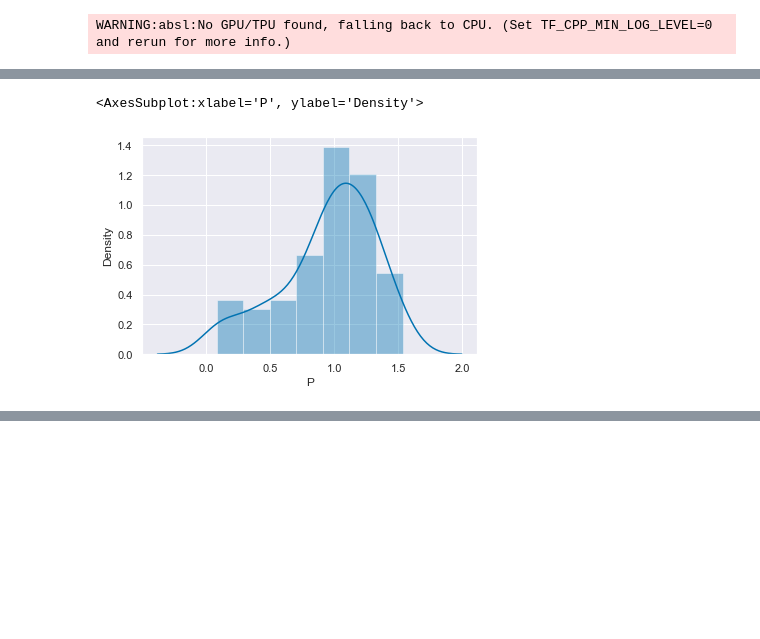
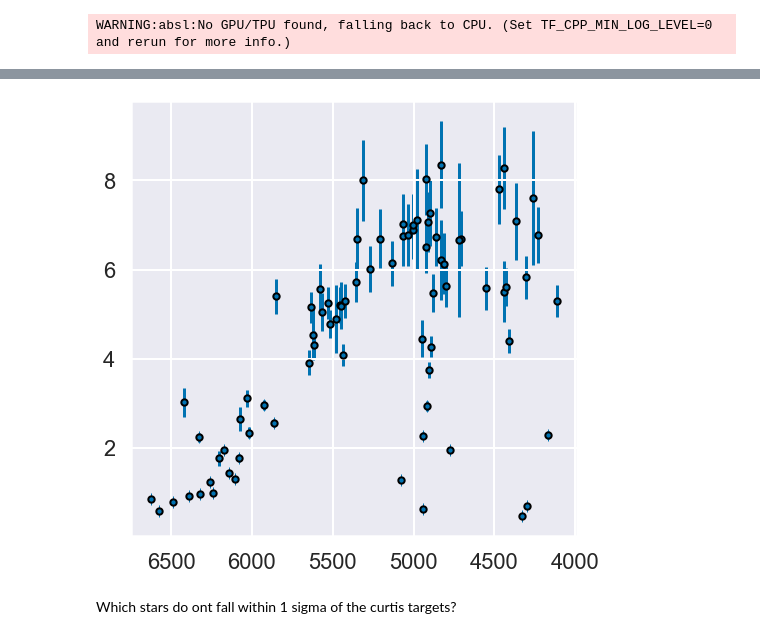
Before and after one commit to ojhall94/michael, a Jupyter notebook: Examples/example_psc_eri.ipynb, the cells around one changed output, grey strips where cells are left out. Saved outputs shown, nothing was run; the diff lists cells and outputs as text; code cells hidden in the pictures; blank space fills up the shorter version.

```diff
--- a/Examples/example_psc_eri.ipynb
+++ b/Examples/example_psc_eri.ipynb
@@ -124,5 +139,10 @@ WARNING:matplotlib.axes._axes:*c* argument looks like a single numeric RGB or RG
-# %%
-sns.distplot(df.P/ psceri['Prot'])
-# %% [output]
-<AxesSubplot:xlabel='P', ylabel='Density'>
-[figure, removed]
+# %%
+s = np.abs(df.P.values - psceri_full['Prot']) < df.Perr.values
+# %%
+fig = plt.figure(figsize=(8,8))
+plt.scatter(psceri_full[s]['Teff'], df[s]['P'], zorder=3, s=40, c=cmap[0], ec='k',
+           label = 'This work')
+plt.errorbar(psceri_full[s]['Teff'], df[s]['P'], zorder=0, fmt='|',
+           yerr = df[s]['Perr'])
+plt.gca().invert_xaxis()
+# %% [output]
@@ -128,0 +150,3 @@ sns.distplot(df.P/ psceri['Prot'])
+[figure, added]
+# %% [markdown]
+Which stars do ont fall within 1 sigma of the curtis targets?
```
Also changed, not shown: parts of 11 cells of this notebook, 4 other files.
